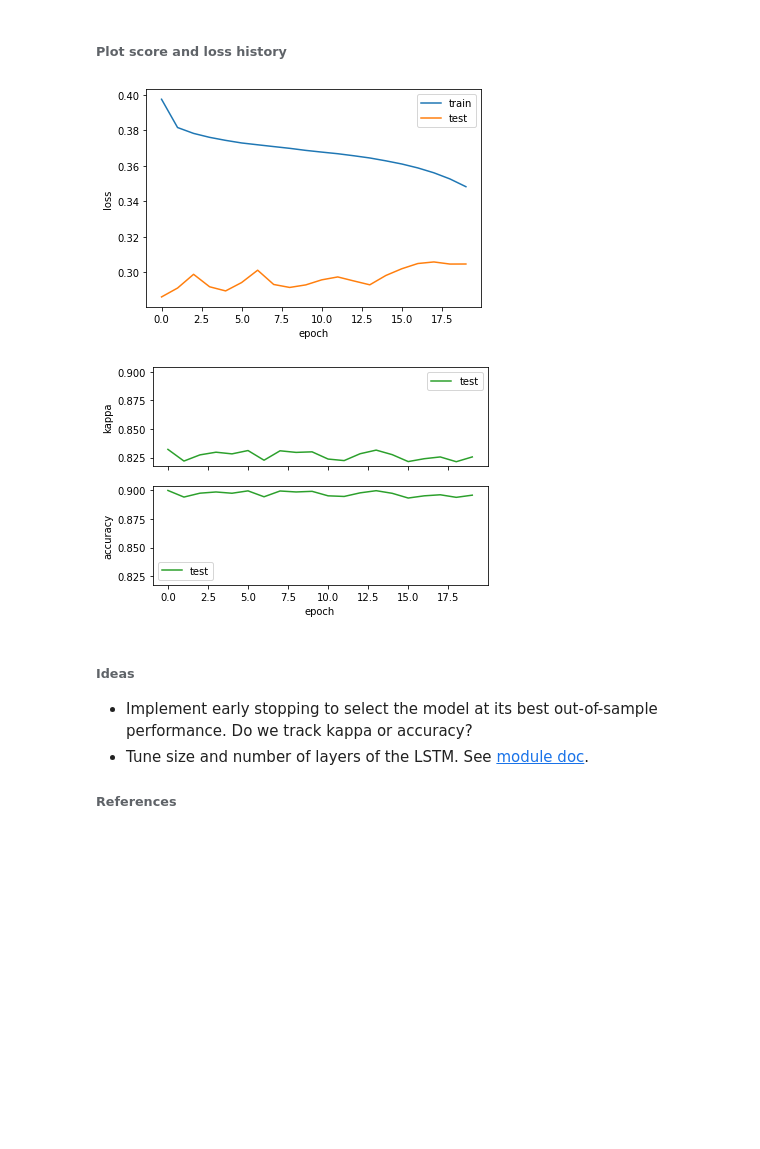
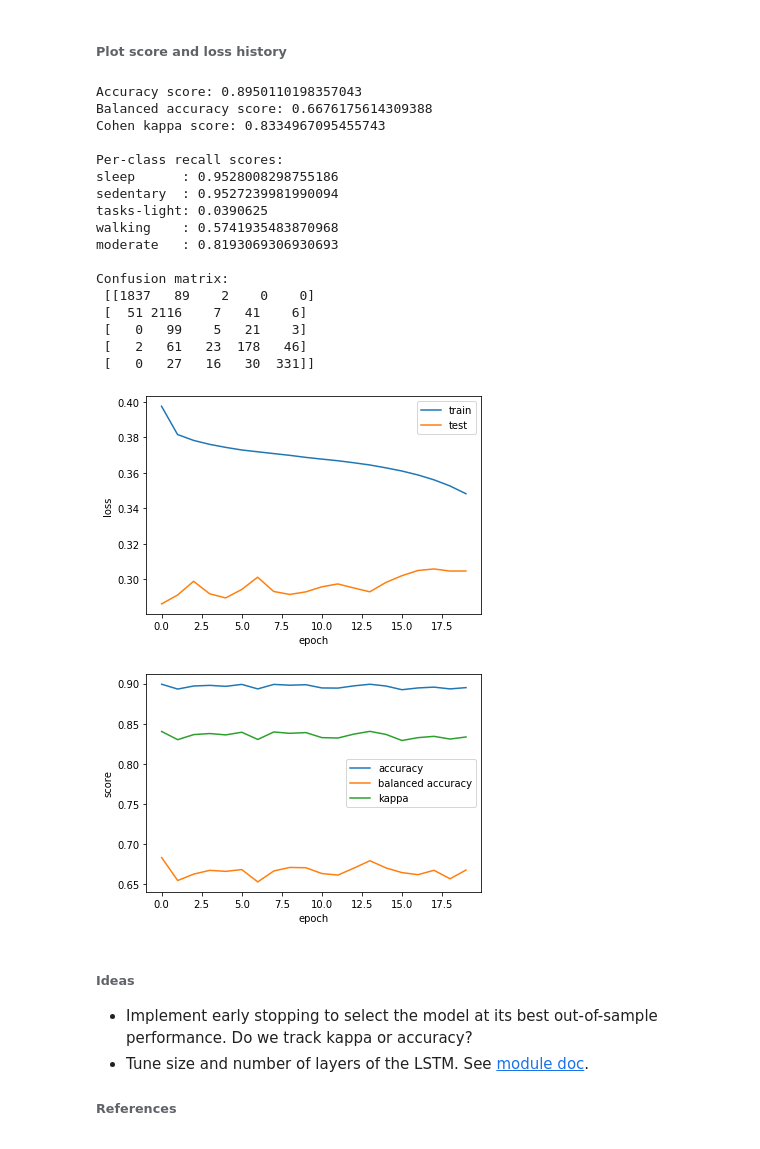
Before and after one commit to OxWearables/Oxford_Wearables_Activity_Recognition, a Jupyter notebook: 5-Long_short-term_memory.ipynb, the cells around one changed output. Cells and saved outputs as stored; diff of their text form; code cells hidden in the pictures; blank space fills up the shorter version.

Commit message:
add recall score

```diff
--- a/5-Long_short-term_memory.ipynb
+++ b/5-Long_short-term_memory.ipynb
@@ -198,9 +198,8 @@ def evaluate_model(random_forest, lstm, seq_length, Y, y, pid=None):
     Y_lstm = F.softmax(Y_lstm, dim=-1)  # convert to probabilities
     y_lstm = torch.argmax(Y_lstm, dim=-1)  # convert to classes
     y_lstm = y_lstm.cpu().numpy()  # cast to numpy array
-    kappa = utils.cohen_kappa_score(y, y_lstm, pid)
-    accuracy = utils.accuracy_score(y, y_lstm, pid)
-    return loss, kappa, accuracy
+    scores = utils.compute_scores(y, y_lstm)
+    return loss, scores
 # %% [markdown]
 ###### Hyperparameters, model instantiation, loss function and optimizer
 
@@ -235,9 +234,10 @@ LSTM(
 Training via mini-batch gradient descent begins here. We loop through the
 training set `num_epoch` times with the `dataloader` iterator.
 # %%
+accuracy_history = []
+balanced_accuracy_history = []
+kappa_history = []
 loss_history = []
-kappa_history = []
-accuracy_history = []
 loss_history_train = []
 for i in tqdm(range(num_epoch)):
     dataloader = create_dataloader(Y_train, y_train, seq_length, batch_size, shuffle=True)
@@ -263,11 +263,12 @@ for i in tqdm(range(num_epoch)):
     loss_history_train.append(np.mean(losses))
 
     # Logging -- evaluate performance on test set
-    loss_test, kappa_test, accuracy_test = evaluate_model(
+    loss_test, scores_test = evaluate_model(
         random_forest, lstm, seq_length, Y_test, y_test, pid_test)
     loss_history.append(loss_test)
-    kappa_history.append(kappa_test)
-    accuracy_history.append(accuracy_test)
+    accuracy_history.append(scores_test['accuracy'])
+    balanced_accuracy_history.append(scores_test['balanced_accuracy'])
+    kappa_history.append(scores_test['kappa'])
 # %% [output]
 [interactive output not drawn]
 # %% [markdown]
@@ -275,26 +276,45 @@ for i in tqdm(range(num_epoch)):
 # %%
 # Loss history
 fig, ax = plt.subplots()
 ax.plot(loss_history_train, color='C0', label='train')
 ax.plot(loss_history, color='C1', label='test')
 ax.set_ylabel('loss')
 ax.set_xlabel('epoch')
 ax.legend()
 fig.show()
 
-# Kappa and accuracy history
-fig, (ax1, ax2) = plt.subplots(nrows=2, ncols=1, sharex=True, sharey=True)
-ax1.plot(kappa_history, color='C2', label='test')
-ax1.set_ylabel('kappa')
-ax1.legend()
-ax2.plot(accuracy_history, color='C2', label='test')
-ax2.set_ylabel('accuracy')
-ax2.set_xlabel('epoch')
-ax2.legend()
+# Scores history
+fig, ax = plt.subplots()
+ax.plot(accuracy_history, label='accuracy')
+ax.plot(balanced_accuracy_history, label='balanced accuracy')
+ax.plot(kappa_history, label='kappa')
+ax.set_ylabel('score')
+ax.set_xlabel('epoch')
+ax.legend()
 fig.show()
+
+# Scores details -- last epoch
+utils.print_scores(scores_test)
 # %% [output]
+Accuracy score: 0.8950110198357043
+Balanced accuracy score: 0.6676175614309388
+Cohen kappa score: 0.8334967095455743
+
+Per-class recall scores:
+sleep      : 0.9528008298755186
+sedentary  : 0.9527239981990094
+tasks-light: 0.0390625
+walking    : 0.5741935483870968
+moderate   : 0.8193069306930693
+
+Confusion matrix:
+ [[1837   89    2    0    0]
+ [  51 2116    7   41    6]
+ [   0   99    5   21    3]
+ [   2   61   23  178   46]
+ [   0   27   16   30  331]]
 [figure]
-[figure, old version]
+[figure, new version]
 # %% [markdown]
 ###### Ideas
 - Implement early stopping to select the model at its best out-of-sample performance. Do we track kappa or accuracy?
```
Also changed, not shown: parts of 1 cell of this notebook, 5 other files.
